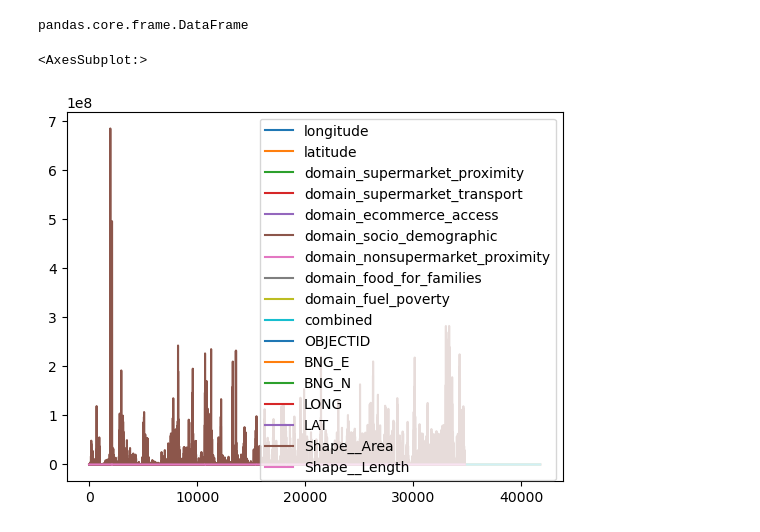
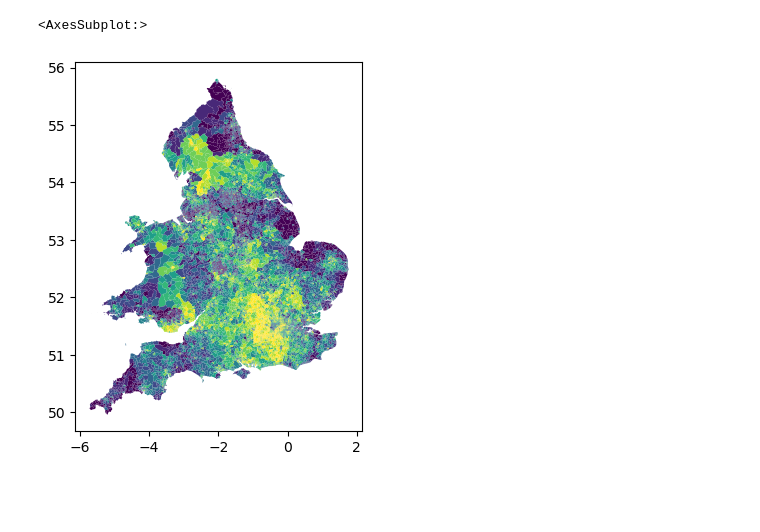
Before and after one commit to Leeds-CDRC/priority-places-explorer, a Jupyter notebook: notebooks/choropleth_play.ipynb, the cells around one changed output. Drawn from its saved outputs; the diff is of its cells as text; code cells hidden in the pictures; blank space fills up the shorter version.

```diff
--- a/notebooks/choropleth_play.ipynb
+++ b/notebooks/choropleth_play.ipynb
@@ -6,4 +8,4 @@ data_directory = '../../../Data/PriorityPlacesData/'
 # %%
 gdf = gpd.read_file(data_directory + 'Lower_Layer_Super_Output_Areas_(December_2011)_Boundaries_Super_Generalised_Clipped_(BSC)_EW_V3.geojson')
 # %%
-df = pd.read_csv('../data/priority_places_v1_0_decile_domains_WGS.csv', index_col=0)
+df = pd.read_csv('../data/priority_places_v1_1_decile_domains_WGS.csv', index_col=0)
@@ -26,3 +12,3 @@ gdf
 # %%
-gdf = df.merge(gdf, left_on='geo_code', right_on='LSOA11CD', how='left', indicator=True)
+gdf = gdf.merge(df, right_on='geo_code', left_on='LSOA11CD', how='right', indicator=True)
 # %%
@@ -35,9 +24,7 @@ Name: _merge, dtype: int64
 # %%
-type(gdf)
+gdf.plot('combined')
 # %% [output]
-pandas.core.frame.DataFrame
+<AxesSubplot:>
+[figure, added]
 # %%
-gdf.plot()
+gdf.to_parquet('test.parquet', index=False, compression='brotli')
-# %% [output]
-<AxesSubplot:>
-[figure, removed]
```
Also changed, not shown: parts of 8 cells of this notebook, 1 other file.
